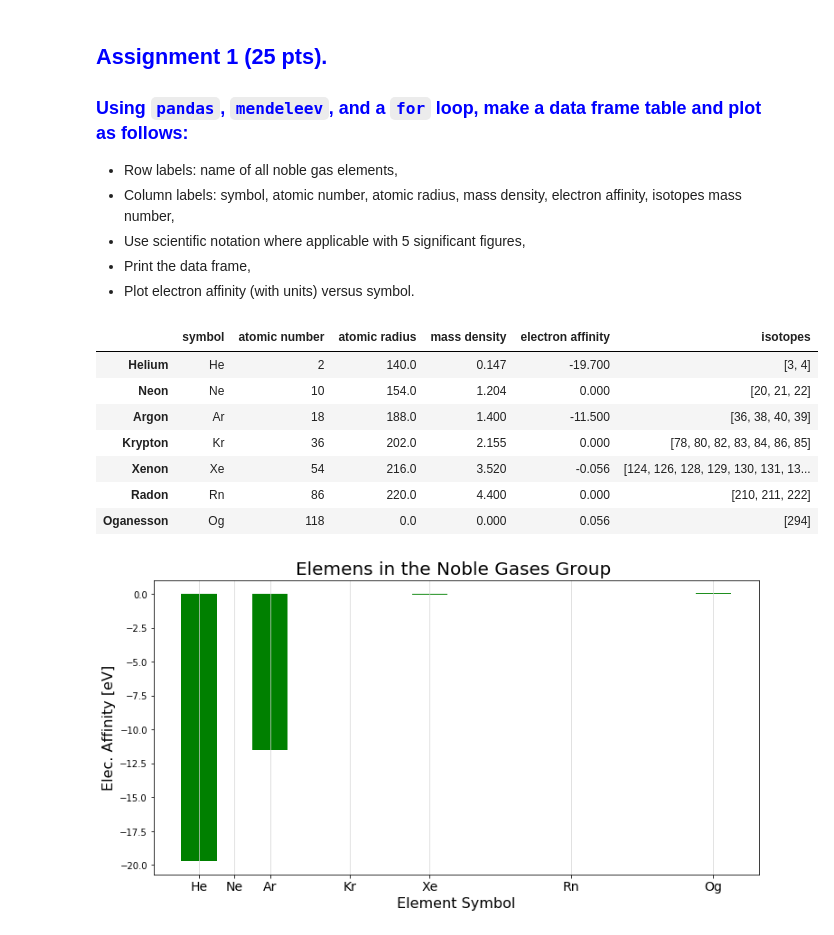
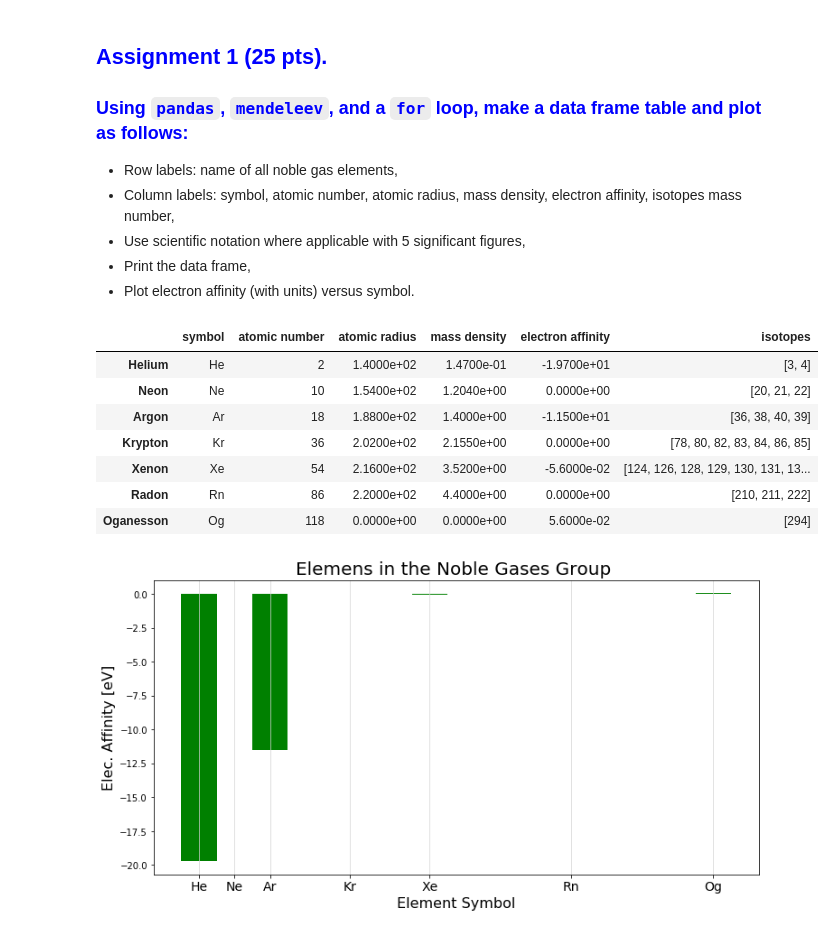
Before and after one commit to dpploy/chen-1070, a Jupyter notebook: notebooks/labwork-09-in-class.ipynb, the cells around one changed output. Drawn from its saved outputs; the diff is of its cells as text; code cells hidden in the pictures.

```diff
--- a/notebooks/labwork-09-in-class.ipynb
+++ b/notebooks/labwork-09-in-class.ipynb
@@ -33,7 +33,7 @@ ChEn-1070: Introduction to Chemical Engineering Spring 2019 UMass Lowell; Profs.
  + Plot electron affinity (with units) versus symbol.
 </span>
 # %%
-'''Create a table using mendeleev data'''
+#'''Create a table using mendeleev data'''
 
 try:
     import mendeleev  # creates the `name` mendeleev
@@ -44,6 +44,8 @@ except ImportError:
     import mendeleev
 
 import pandas as pd
+
+pd.options.display.float_format = '{:.4e}'.format
 
 # the intention here is to use this list as rows labels
 col_labels = ['symbol', 'atomic number', 'atomic radius', 'mass density', 'electron affinity', 'isotopes' ]
@@ -94,16 +96,16 @@ for label in col_labels:
     data[label] = pd.Series(column_data, index) # value: pd.Series
 
 
-df2 = pd.DataFrame(data) # pass the dictionary to the data frame
+df = pd.DataFrame(data) # pass the dictionary to the data frame
-# %%
-df2
-# %% [output]
-|  | symbol | atomic number | atomic radius | mass density | electron affinity | isotopes |
-| Helium | He | 2 | 140.0 | 0.147 | -19.700 | [3, 4] |
-| Neon | Ne | 10 | 154.0 | 1.204 | 0.000 | [20, 21, 22] |
-| Argon | Ar | 18 | 188.0 | 1.400 | -11.500 | [36, 38, 40, 39] |
-| Krypton | Kr | 36 | 202.0 | 2.155 | 0.000 | [78, 80, 82, 83, 84, 86, 85] |
-| Xenon | Xe | 54 | 216.0 | 3.520 | -0.056 | [124, 126, 128, 129, 130, 131, 13... |
-| Radon | Rn | 86 | 220.0 | 4.400 | 0.000 | [210, 211, 222] |
-| Oganesson | Og | 118 | 0.0 | 0.000 | 0.056 | [294] |
+# %%
+df
+# %% [output]
+|  | symbol | atomic number | atomic radius | mass density | electron affinity | isotopes |
+| Helium | He | 2 | 1.4000e+02 | 1.4700e-01 | -1.9700e+01 | [3, 4] |
+| Neon | Ne | 10 | 1.5400e+02 | 1.2040e+00 | 0.0000e+00 | [20, 21, 22] |
+| Argon | Ar | 18 | 1.8800e+02 | 1.4000e+00 | -1.1500e+01 | [36, 38, 40, 39] |
+| Krypton | Kr | 36 | 2.0200e+02 | 2.1550e+00 | 0.0000e+00 | [78, 80, 82, 83, 84, 86, 85] |
+| Xenon | Xe | 54 | 2.1600e+02 | 3.5200e+00 | -5.6000e-02 | [124, 126, 128, 129, 130, 131, 13... |
+| Radon | Rn | 86 | 2.2000e+02 | 4.4000e+00 | 0.0000e+00 | [210, 211, 222] |
+| Oganesson | Og | 118 | 0.0000e+00 | 0.0000e+00 | 5.6000e-02 | [294] |
 # %%
```
Also changed, not shown: parts of 1 cell of this notebook, 1 other file.
